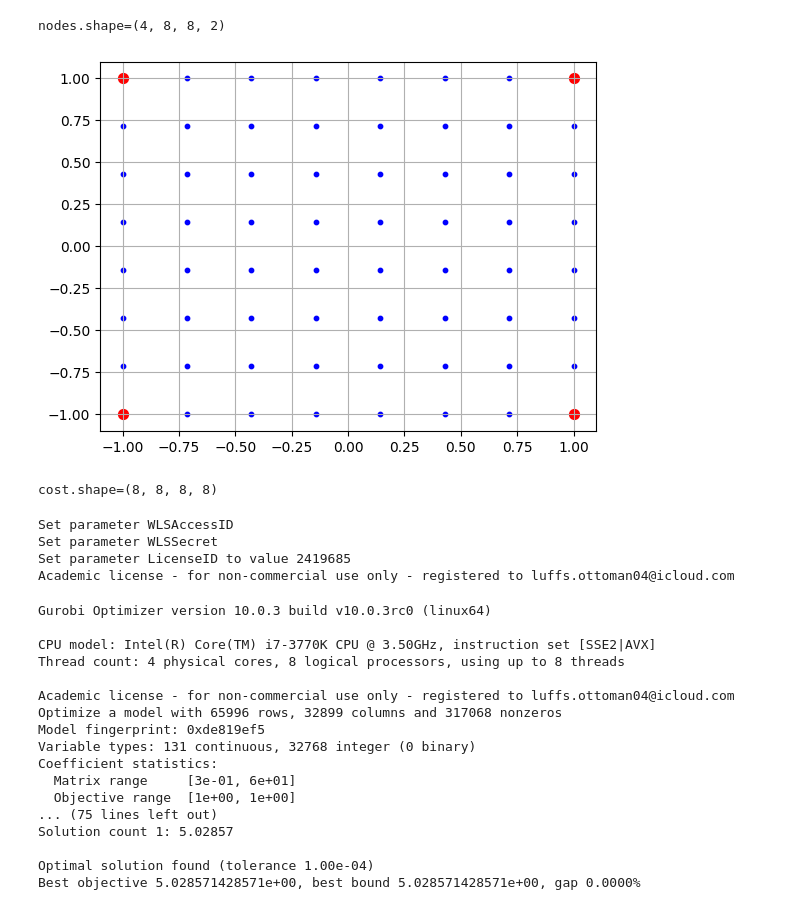
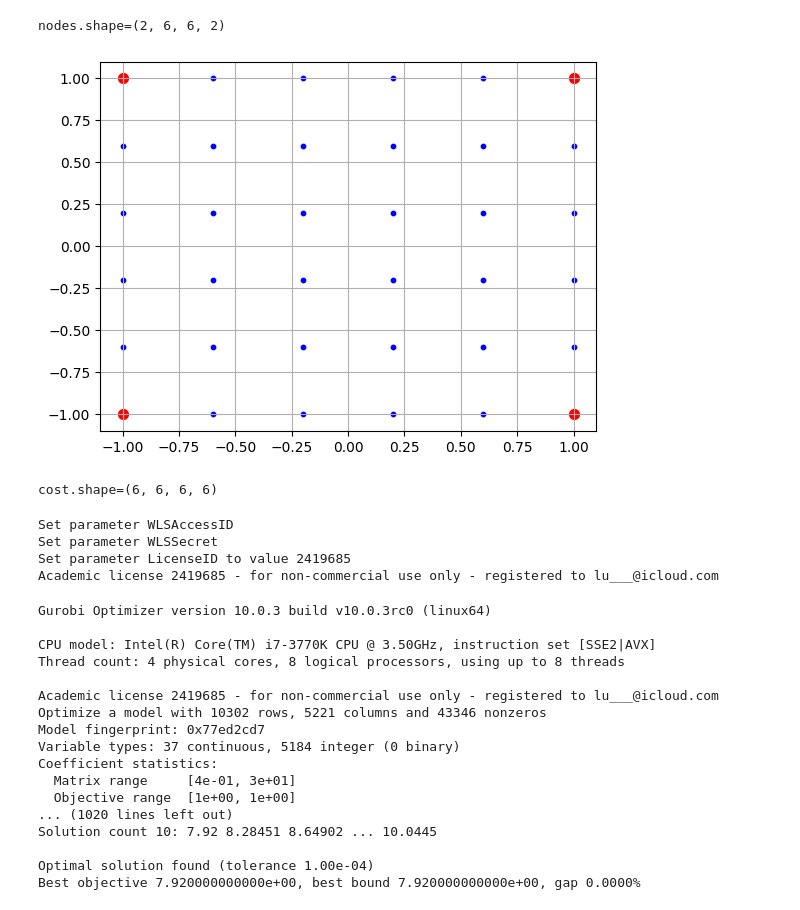
Before and after one commit to nestlab-bae-mqp-2024/mrpcp-solvers, a Jupyter notebook: jupyter/2015_mrpcp/2015_mrpcp_yasars_attempt.ipynb, the cells around one changed output. Saved outputs shown, nothing was run; the diff lists cells and outputs as text; code cells hidden in the pictures.

```diff
--- a/jupyter/2015_mrpcp/2015_mrpcp_yasars_attempt.ipynb
+++ b/jupyter/2015_mrpcp/2015_mrpcp_yasars_attempt.ipynb
@@ -4,11 +4,11 @@ from pprint import pp
 import numpy as np
 
 # Chose number of robots
-k = 4
+k = 2
 # Chose recharging proportionality constant
 q_k = 0.1  # This means that each robot will need to charge for 10 minutes for every 100 minutes travelled
 # Chose the number of nodes in an axis
-n = 8
+n = 6
 # Create a uniform (n, n, 2) numpy grid for MAXIMUM SPEED
 nodes = np.mgrid[-1:1:n * 1j, -1.:1:n * 1j]
 nodes = nodes.reshape(nodes.shape + (1,))
@@ -22,36 +22,37 @@ print(f"{nodes.shape=}")
 
 # Specify depots
 ## One depot node
 # depots_i = np.array([[0, 0]])
 ## Four depot nodes (one in each corner)
 depot_indices = np.array([[0, 0], [0, n-1], [n-1, 0], [n-1,n-1]])
+# depot_indices = np.array([[0, 0], [0, n-1]])
 # print(f"{depot_indices=}")
 target_indices = []
 for i in range(n):
     for j in range(n):
         is_depot = False
         for depot in depot_indices:
             if i == depot[0] and j == depot[1]:
                 is_depot = True
                 continue
         if not is_depot:
             target_indices.append([i,j])
 target_indices = np.array(target_indices)
 # print(f"{target_indices=}")
 
 # Chose starting depot node
-B_k = depot_indices
+B_k = depot_indices[:k]
 # print(f"{B_k=}")
 
 # Graphical sanity check
 plt.figure()
 plt.scatter(nodes[0,:,:,0], nodes[0,:,:,1], c='blue', s=10)
 plt.scatter(nodes[0,depot_indices[:,0],depot_indices[:,1],0], nodes[0,depot_indices[:,0],depot_indices[:,1], 1], c='red', s=50)
 plt.grid()
 plt.show()
 # %% [output]
-nodes.shape=(4, 8, 8, 2)
+nodes.shape=(2, 6, 6, 2)
-[figure, old version]
+[figure, new version]
 # %%
 import itertools
 
@@ -62,7 +63,7 @@ for i1, j1, i2, j2 in itertools.product(range(n), range(n), range(n), range(n)):
     # print(f"({i1},{j1},{i2},{j2}):({targets[i1,j1,0]},{targets[i1,j1,1]},{targets[i2,j2,0]},{targets[i2,j2,1]}): {target_cost[i1,j1,i2,j2]}")
 print(f"{cost.shape=}")
 # %% [output]
-cost.shape=(8, 8, 8, 8)
+cost.shape=(6, 6, 6, 6)
 # %%
 import gurobipy as gp
 from gurobipy import GRB
@@ -85,7 +86,7 @@ for i1, j1, i2, j2 in itertools.product(range(n), range(n), range(n), range(n)):
 Set parameter WLSAccessID
 Set parameter WLSSecret
 Set parameter LicenseID to value 2419685
-Academic license - for non-commercial use only - registered to luffs.ottoman04@icloud.com
+Academic license 2419685 - for non-commercial use only - registered to lu___@icloud.com
 # %%
 # B. Degree Constraints (6), (7), (8), (9), (10)
 # (6) and (7) Only one robot arrives to and leaves from a target (B_k is a depot, so we don't need to remove it from targets)
@@ -143,7 +145,7 @@ _ = m.addConstrs(r[i1,j1] - cost[i1,j1,i2,j2] >= -M * (1 - x[ki,i1,j1,i2,j2]) fo
 # %%
 # Set objective function (3)
 p_max = m.addVar(vtype=GRB.CONTINUOUS, name="p_max")
-_ = m.addConstrs(((1. + q_k) * cost * x[ki]).sum() <= p_max for ki in range(k))
+_ = m.addConstrs((cost * x[ki]).sum() <= p_max for ki in range(k))
 m.setObjective(p_max)
 
 m.optimize()
@@ -153,18 +155,18 @@ Gurobi Optimizer version 10.0.3 build v10.0.3rc0 (linux64)
 CPU model: Intel(R) Core(TM) i7-3770K CPU @ 3.50GHz, instruction set [SSE2|AVX]
 Thread count: 4 physical cores, 8 logical processors, using up to 8 threads
 
-Academic license - for non-commercial use only - registered to luffs.ottoman04@icloud.com
-Optimize a model with 65996 rows, 32899 columns and 317068 nonzeros
-Model fingerprint: 0xde819ef5
-Variable types: 131 continuous, 32768 integer (0 binary)
+Academic license 2419685 - for non-commercial use only - registered to lu___@icloud.com
+Optimize a model with 10302 rows, 5221 columns and 43346 nonzeros
+Model fingerprint: 0x77ed2cd7
+Variable types: 37 continuous, 5184 integer (0 binary)
 Coefficient statistics:
-  Matrix range     [3e-01, 6e+01]
+  Matrix range     [4e-01, 3e+01]
   Objective range  [1e+00, 1e+00]
-... (75 lines left out)
-Solution count 1: 5.02857
+... (1020 lines left out)
+Solution count 10: 7.92 8.28451 8.64902 ... 10.0445
 
 Optimal solution found (tolerance 1.00e-04)
-Best objective 5.028571428571e+00, best bound 5.028571428571e+00, gap 0.0000%
+Best objective 7.920000000000e+00, best bound 7.920000000000e+00, gap 0.0000%
 # %%
 def visualize_paths_brute_force():
     for ki in range(k):
```
Also changed, not shown: parts of 6 cells of this notebook.
